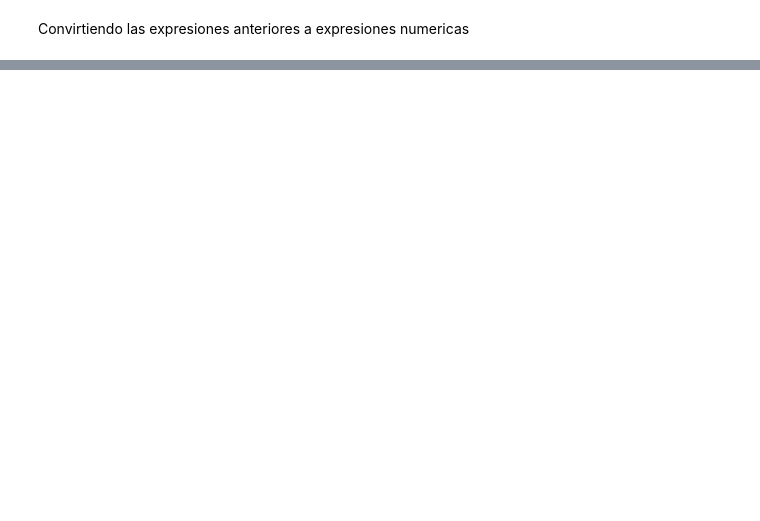
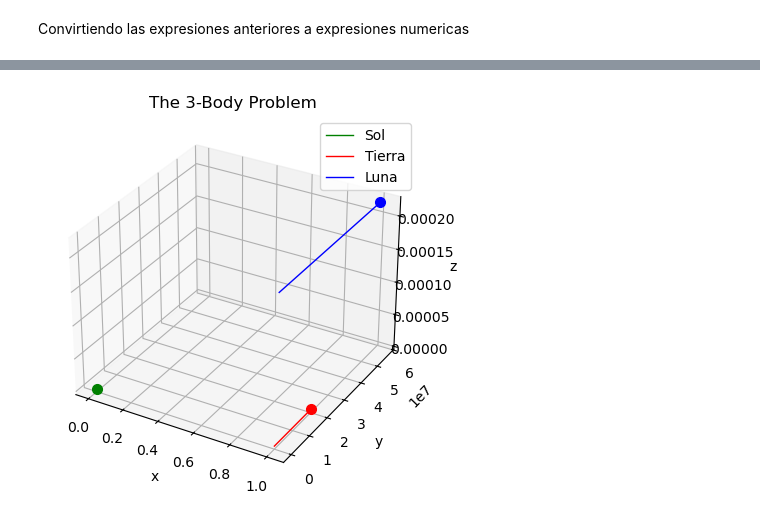
Before and after one commit to physicsIS/Prediccion_de_eclipses, a Jupyter notebook: 3_cuerpos.ipynb, the cells around one changed output, grey strips where cells are left out. Cells and saved outputs as stored; diff of their text form; code cells hidden in the pictures; blank space fills up the shorter version.

```diff
--- a/3_cuerpos.ipynb
+++ b/3_cuerpos.ipynb
@@ -83,0 +129,10 @@ s_momentos_generalizados
+# %%
+ecuaciones_dp_normalizadas = []
+
+for i in range(len(ecuaciones_dp)):
+    aux = ecuaciones_dp[i].subs([(m1,m1*M),(m2,m2*M),(m3,m3*M),(x1,x1*Ll), (y1,y1*Ll),(z1,z1*Ll),(x2,x2*Ll), (y2,y2*Ll),(z2,z2*Ll),(x3,x3*Ll), (y3,y3*Ll),(z3,z3*Ll)])*Tn**2 /(M*Ll)
+    aux1 = aux.simplify()
+    print(i)
+    ecuaciones_dp_normalizadas.append(aux1)
+
+ecuaciones_dp_normalizadas
@@ -281,0 +221,14 @@ IndexError: too many indices for array: array is 1-dimensional, but 2 were index
+# %%
+# Masas
+Masa_sol = 1.989 * 10**30 # Esta es la masa caracteristica
+Masa_Tierra = 5.972 * 10**24
+Masa_Luna = 7.349 * 10**22
+
+# Longitud caracteristica
+UA = 149597870700
+
+T_n = Tn.subs([(Ll,UA),(M,Masa_sol),(G,6.672 *10**(-11))]).evalf()
+
+
+vel_Tierra_afelio = 29.29 *(1000/(UA/T_n))
+vel_luna = 1*(1000/(UA/T_n))
@@ -281,0 +290,21 @@ IndexError: too many indices for array: array is 1-dimensional, but 2 were index
+# %%
+fig, ax = plt.subplots(subplot_kw={"projection":"3d"})
+planet1_plt, = ax.plot(pos[0], pos[1], pos[2], 'green', label='Sol', linewidth=1)
+planet2_plt, = ax.plot(pos[6],pos[7] ,pos[8] , 'red', label='Tierra', linewidth=1)
+planet3_plt, = ax.plot(pos[12],pos[13] ,pos[14] , 'blue',label='Luna', linewidth=1)
+
+planet1_dot, = ax.plot([pos[0][-1]], [pos[1][-1]], [pos[2][-1]], 'o', color='green', markersize=7)
+planet2_dot, = ax.plot([pos[6][-1]], [pos[7][-1]], [pos[8][-1]], 'o', color='red', markersize=7)
+planet3_dot, = ax.plot([pos[12][-1]], [pos[13][-1]], [pos[14][-1]], 'o', color='blue', markersize=7)
+
+
+ax.set_title("The 3-Body Problem")
+ax.set_xlabel("x")
+ax.set_ylabel("y")
+ax.set_zlabel("z")
+plt.grid()
+plt.legend()
+
+plt.savefig("3_cuerpos.png")
+# %% [output]
+[figure, added]
```
Also changed, not shown: parts of 26 cells of this notebook, 2 other files.
